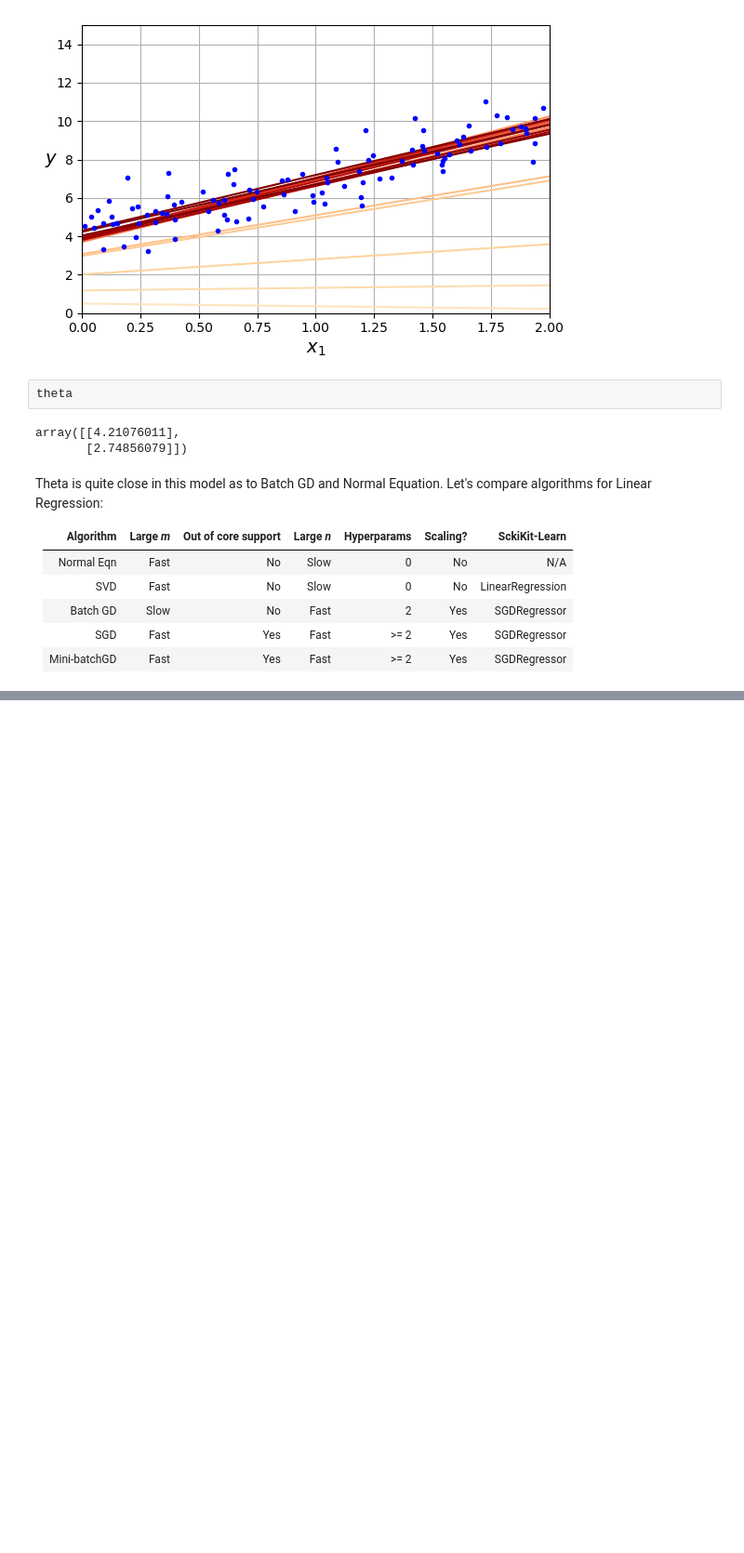
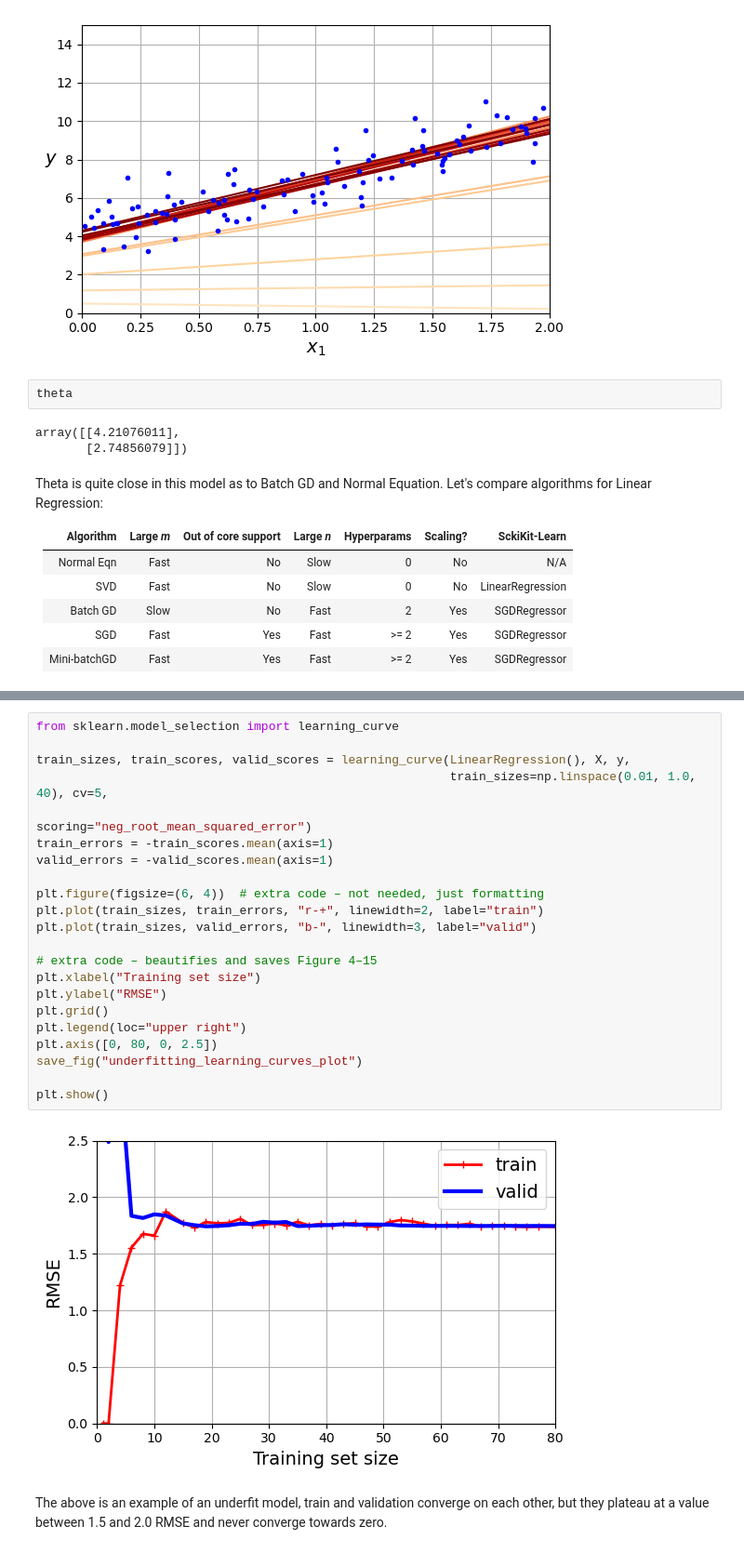
Before and after one commit to ewiggestriger/machine_learning_lessons, a Jupyter notebook: training_models_04.ipynb, the cells around one changed output, grey strips where cells are left out. Shown at 93% size. Saved outputs shown, nothing was run; the diff lists cells and outputs as text; blank space fills up the shorter version.

```diff
--- a/training_models_04.ipynb
+++ b/training_models_04.ipynb
@@ -287,0 +352,26 @@ Let's compare algorithms for Linear Regression:
+# %%
+from sklearn.model_selection import learning_curve
+
+train_sizes, train_scores, valid_scores = learning_curve(LinearRegression(), X, y,
+                                                         train_sizes=np.linspace(0.01, 1.0, 40), cv=5,
+                                                         scoring="neg_root_mean_squared_error")
+train_errors = -train_scores.mean(axis=1)
+valid_errors = -valid_scores.mean(axis=1)
+
+plt.figure(figsize=(6, 4))  # extra code – not needed, just formatting
+plt.plot(train_sizes, train_errors, "r-+", linewidth=2, label="train")
+plt.plot(train_sizes, valid_errors, "b-", linewidth=3, label="valid")
+
+# extra code – beautifies and saves Figure 4–15
+plt.xlabel("Training set size")
+plt.ylabel("RMSE")
+plt.grid()
+plt.legend(loc="upper right")
+plt.axis([0, 80, 0, 2.5])
+save_fig("underfitting_learning_curves_plot")
+
+plt.show()
+# %% [output]
+[figure, added]
+# %% [markdown]
+The above is an example of an underfit model, train and validation converge on each other, but they plateau at a value between 1.5 and 2.0 RMSE and never converge towards zero.
```
Also changed, not shown: parts of 55 cells of this notebook, 12 other files.
